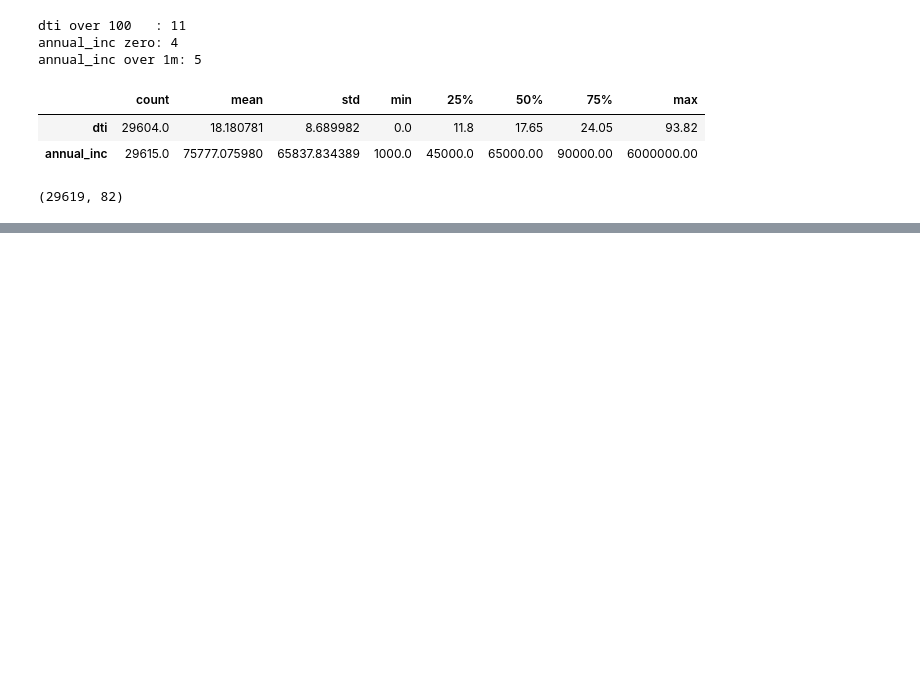
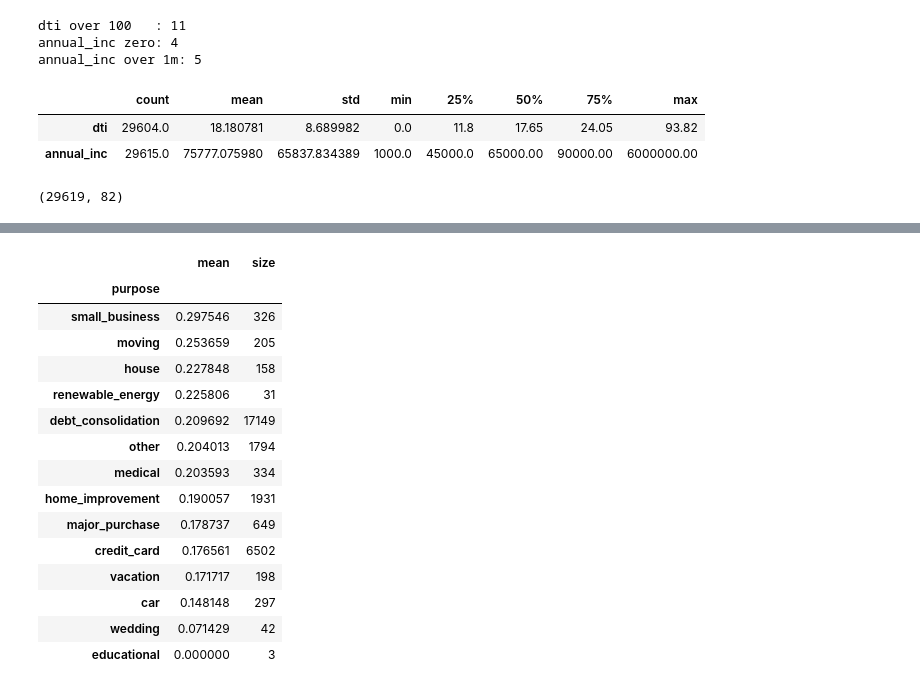
Before and after one commit to Mehdi-mo/credit-risk-engine, a Jupyter notebook: notebooks/02_clean_and_explore.ipynb, the cells around one changed output, grey strips where cells are left out. Saved outputs shown, nothing was run; the diff lists cells and outputs as text; code cells hidden in the pictures; blank space fills up the shorter version.

Commit message:
Slice 2 complete: cleaned table, target defined, leakage documented, signal confirmed

```diff
--- a/notebooks/02_clean_and_explore.ipynb
+++ b/notebooks/02_clean_and_explore.ipynb
@@ -450,0 +463,19 @@ print(model_df.shape)
+# %%
+labelled.groupby('purpose')['target'].agg(['mean', 'size']).sort_values('mean', ascending=False)
+# %% [output]
+|  | mean | size |
+| purpose |  |  |
+| small_business | 0.297546 | 326 |
+| moving | 0.253659 | 205 |
+| house | 0.227848 | 158 |
+| renewable_energy | 0.225806 | 31 |
+| debt_consolidation | 0.209692 | 17149 |
+| other | 0.204013 | 1794 |
+| medical | 0.203593 | 334 |
+| home_improvement | 0.190057 | 1931 |
+| major_purchase | 0.178737 | 649 |
+| credit_card | 0.176561 | 6502 |
+| vacation | 0.171717 | 198 |
+| car | 0.148148 | 297 |
+| wedding | 0.071429 | 42 |
+| educational | 0.000000 | 3 |
```
Also changed, not shown: parts of 4 cells of this notebook, 1 other file.
